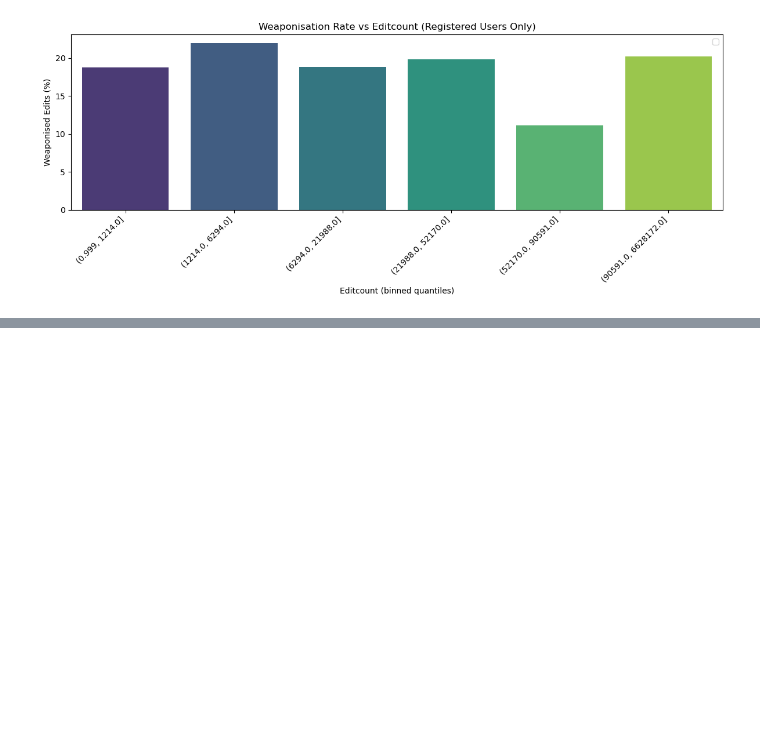
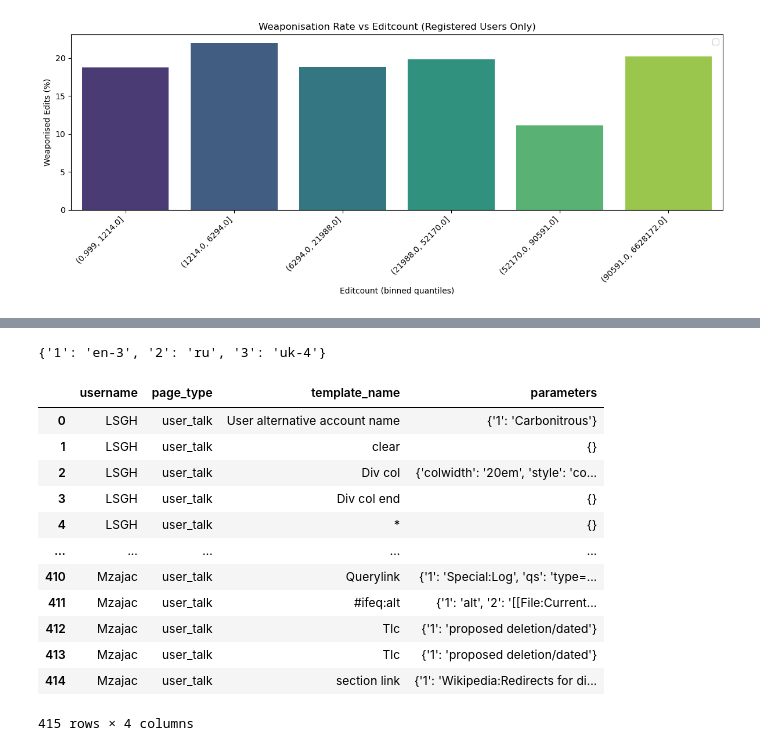
Before and after one commit to dh-epfl-students/dhlab-cultural-weaponisation-ukraine-benchmark, a Jupyter notebook: notebooks/All Users Analysis/users_metadata_analysis.ipynb, the cells around one changed output, grey strips where cells are left out. Cells and saved outputs as stored; diff of their text form; code cells hidden in the pictures; blank space fills up the shorter version.

```diff
--- a/notebooks/All Users Analysis/users_metadata_analysis.ipynb
+++ b/notebooks/All Users Analysis/users_metadata_analysis.ipynb
@@ -526,0 +684,23 @@ df_all_contrib
+# %%
+df_templates = pd.read_csv('user_templates_raw.csv')
+# %%
+for ind,row in df_templates[df_templates['template_name'] == 'Babel'].iterrows():
+    print(row['parameters'])
+# %% [output]
+{'1': 'en-3', '2': 'ru', '3': 'uk-4'}
+# %%
+df_templates
+# %% [output]
+|  | username | page_type | template_name | parameters |
+| 0 | LSGH | user_talk | User alternative account name | {'1': 'Carbonitrous'} |
+| 1 | LSGH | user_talk | clear | {} |
+| 2 | LSGH | user_talk | Div col | {'colwidth': '20em', 'style': 'co... |
+| 3 | LSGH | user_talk | Div col end | {} |
+| 4 | LSGH | user_talk | * | {} |
+| ... | ... | ... | ... | ... |
+| 410 | Mzajac | user_talk | Querylink | {'1': 'Special:Log', 'qs': 'type=... |
+| 411 | Mzajac | user_talk | #ifeq:alt | {'1': 'alt', '2': '[[File:Current... |
+| 412 | Mzajac | user_talk | Tlc | {'1': 'proposed deletion/dated'} |
+| 413 | Mzajac | user_talk | Tlc | {'1': 'proposed deletion/dated'} |
+| 414 | Mzajac | user_talk | section link | {'1': 'Wikipedia:Redirects for di... |
+415 rows × 4 columns
```
Also changed, not shown: parts of 15 cells of this notebook, 6 other files.
